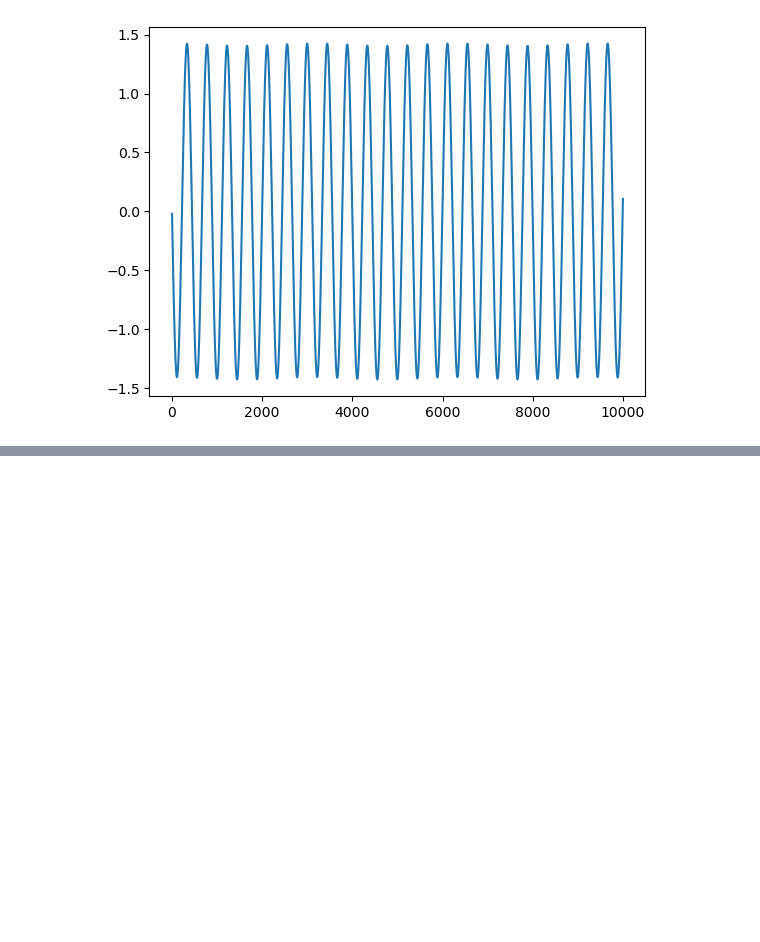
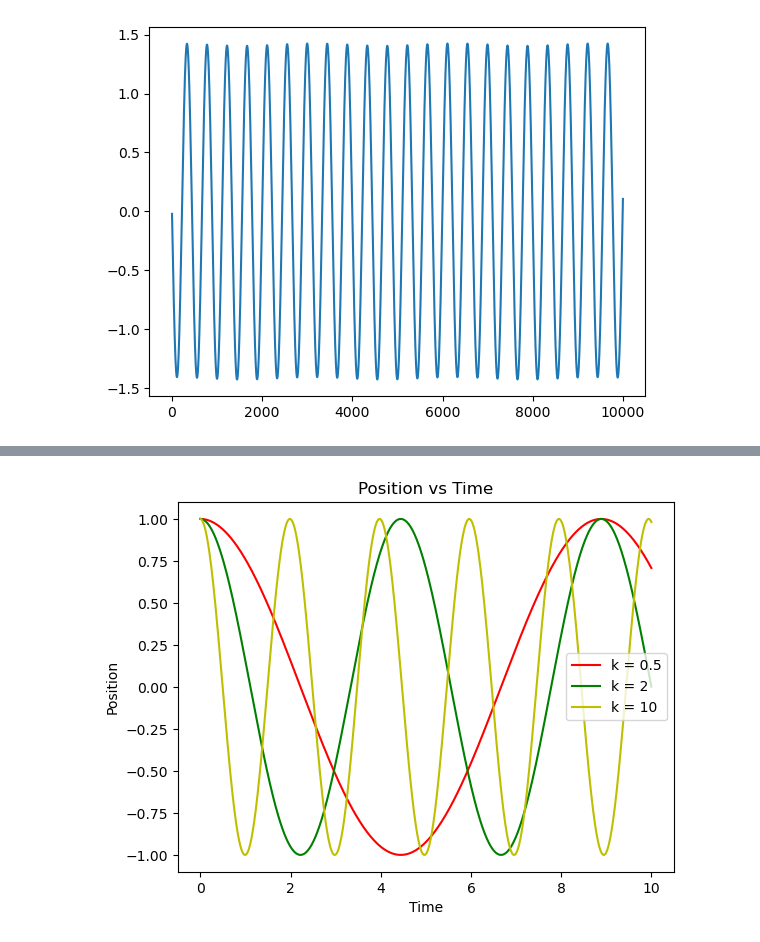
Before and after one commit to kingilsildor/CLS-Scientific_Computing-Assignment3, a Jupyter notebook: interface.ipynb, the cells around one changed output, grey strips where cells are left out. Saved outputs shown, nothing was run; the diff lists cells and outputs as text; code cells hidden in the pictures; blank space fills up the shorter version.

```diff
--- a/interface.ipynb
+++ b/interface.ipynb
@@ -282,0 +302,31 @@ plt.show()
+# %%
+T = 10
+delta_t = 0.01
+
+def F_x(x, k):
+    return -k * x
+
+k_values = [0.5, 2, 10]
+positions = []
+velocities = []
+
+for k in k_values:
+    x_list, v_list = leapfrog(T, F_x, k, delta_t=delta_t, F_t=None, m=1)
+    positions.append(x_list)
+    velocities.append(v_list)
+# %%
+import matplotlib.pyplot as plt
+
+t = np.linspace(0, T, len(positions[0]))
+colors = ['r', 'g', 'y']
+
+for i, k in enumerate(k_list):
+    plt.plot(t, positions[i], label=f"k = {k}", color=colors[i])
+
+plt.title("Position vs Time")
+plt.xlabel("Time")
+plt.ylabel("Position")
+plt.legend()
+plt.show()
+# %% [output]
+[figure, added]
```
Also changed, not shown: parts of 6 cells of this notebook, 3 other files.
